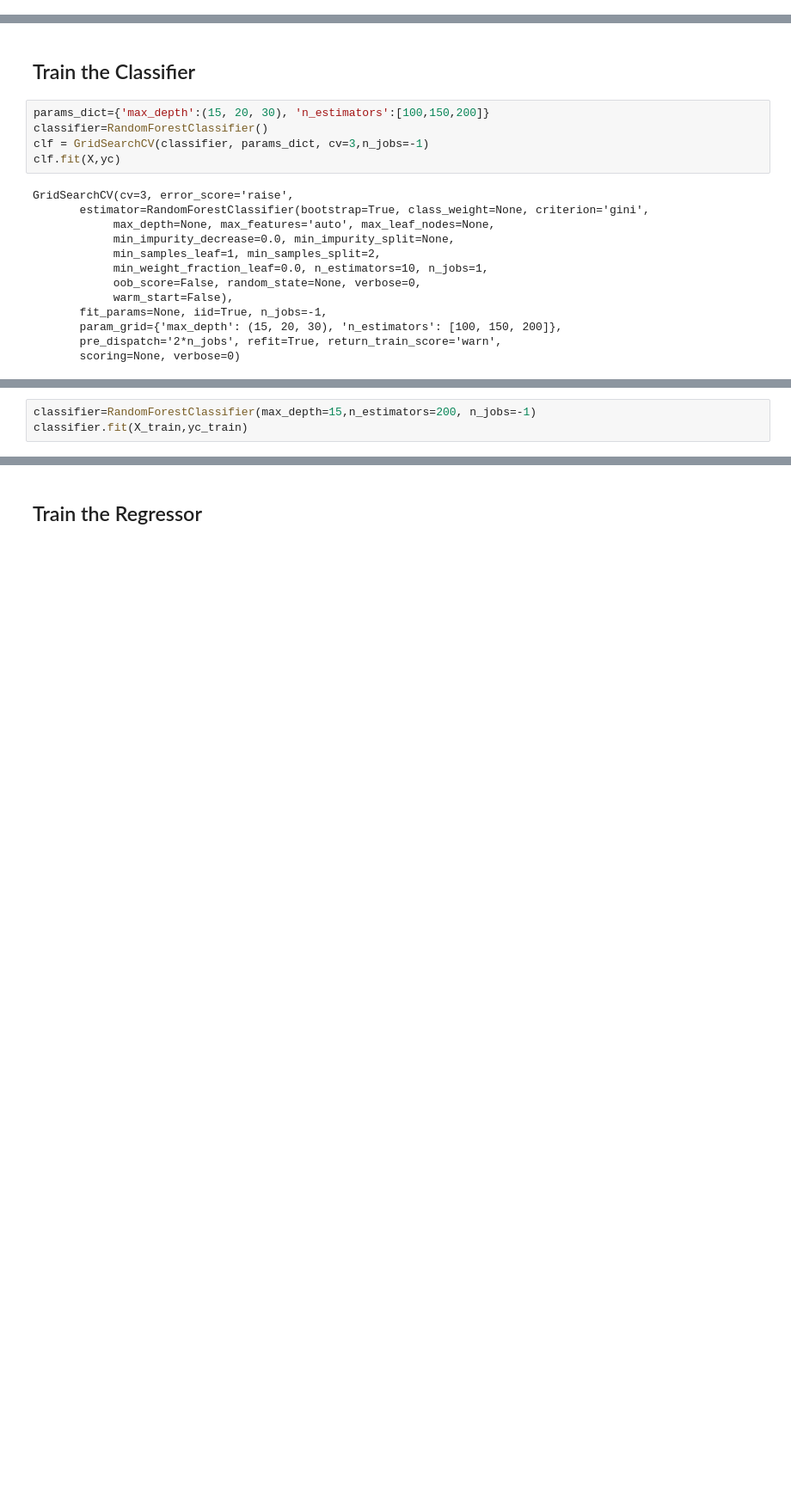
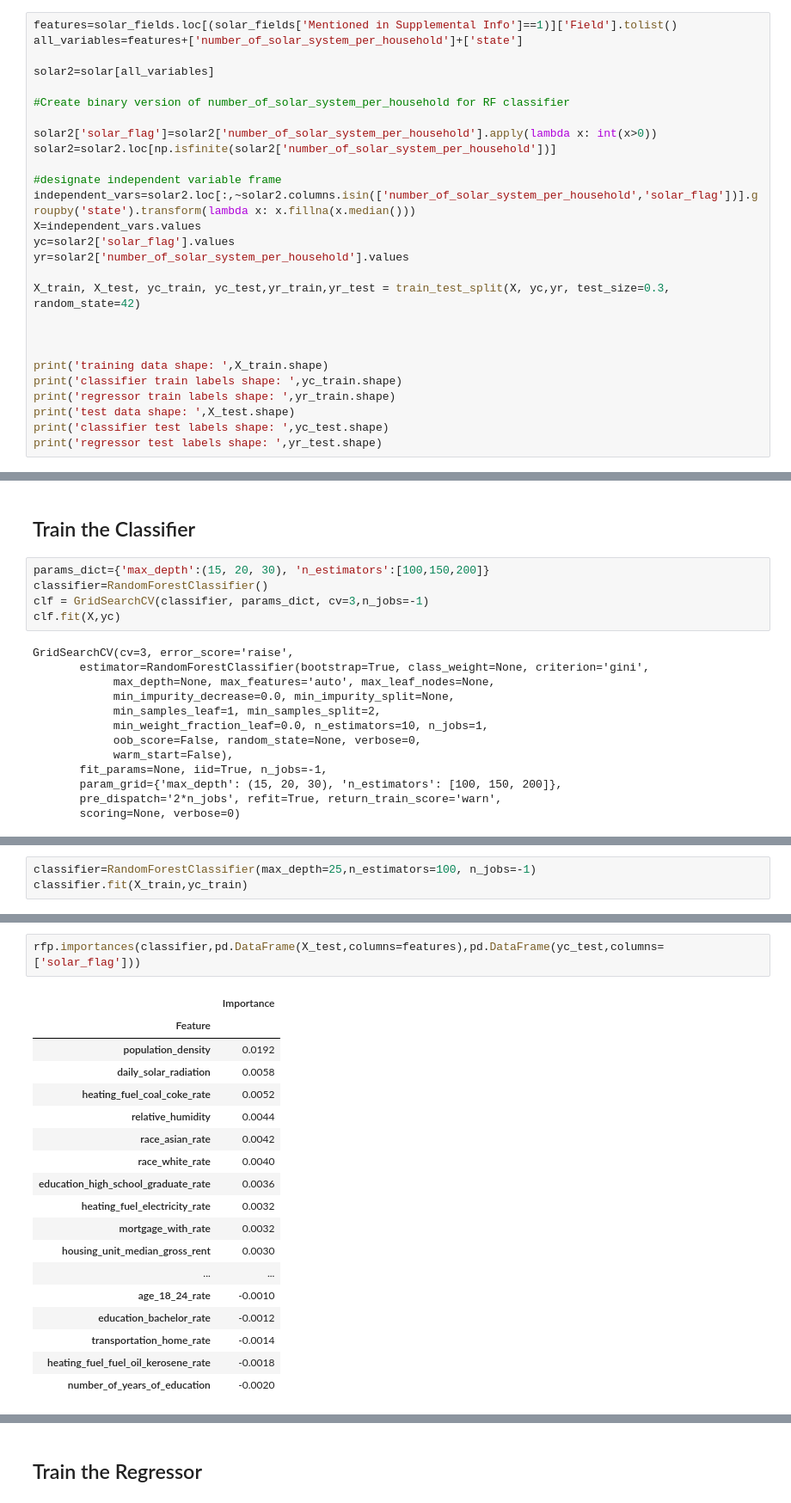
Before and after one commit to daxaurora/capstone_solarpanels, a Jupyter notebook: Modeling/Prediction Models - Noah.ipynb, the cells around one changed output, grey strips where cells are left out. Shown: that part at 86% size. Cells and saved outputs as stored; diff of their text form; blank space fills up the shorter version.

Commit message:
updated model to use heating fuel rates instead of counts, added new feature importance calculations

```diff
--- a/Modeling/Prediction Models - Noah.ipynb
+++ b/Modeling/Prediction Models - Noah.ipynb
@@ -72,0 +77,27 @@ regressor test labels shape:  (21530,)
+# %%
+features=solar_fields.loc[(solar_fields['Mentioned in Supplemental Info']==1)]['Field'].tolist()
+all_variables=features+['number_of_solar_system_per_household']+['state']
+
+solar2=solar[all_variables]
+
+#Create binary version of number_of_solar_system_per_household for RF classifier
+
+solar2['solar_flag']=solar2['number_of_solar_system_per_household'].apply(lambda x: int(x>0))
+solar2=solar2.loc[np.isfinite(solar2['number_of_solar_system_per_household'])]
+
+#designate independent variable frame
+independent_vars=solar2.loc[:,~solar2.columns.isin(['number_of_solar_system_per_household','solar_flag'])].groupby('state').transform(lambda x: x.fillna(x.median()))
+X=independent_vars.values
+yc=solar2['solar_flag'].values
+yr=solar2['number_of_solar_system_per_household'].values
+
+X_train, X_test, yc_train, yc_test,yr_train,yr_test = train_test_split(X, yc,yr, test_size=0.3, random_state=42)
+
+
+
+print('training data shape: ',X_train.shape)
+print('classifier train labels shape: ',yc_train.shape)
+print('regressor train labels shape: ',yr_train.shape)
+print('test data shape: ',X_test.shape)
+print('classifier test labels shape: ',yc_test.shape)
+print('regressor test labels shape: ',yr_test.shape)
@@ -127,5 +169,5 @@ clf.best_score_
 # %%
-classifier=RandomForestClassifier(max_depth=15,n_estimators=200, n_jobs=-1)
+classifier=RandomForestClassifier(max_depth=25,n_estimators=100, n_jobs=-1)
 classifier.fit(X_train,yc_train)
 # %% [output]
 RandomForestClassifier(bootstrap=True, class_weight=None, criterion='gini',
@@ -169,0 +216,21 @@ for i in range(0,20):
+# %%
+rfp.importances(classifier,pd.DataFrame(X_test,columns=features),pd.DataFrame(yc_test,columns=['solar_flag']))
+# %% [output]
+|  | Importance |
+| Feature |  |
+| population_density | 0.0192 |
+| daily_solar_radiation | 0.0058 |
+| heating_fuel_coal_coke_rate | 0.0052 |
+| relative_humidity | 0.0044 |
+| race_asian_rate | 0.0042 |
+| race_white_rate | 0.0040 |
+| education_high_school_graduate_rate | 0.0036 |
+| heating_fuel_electricity_rate | 0.0032 |
+| mortgage_with_rate | 0.0032 |
+| housing_unit_median_gross_rent | 0.0030 |
+| ... | ... |
+| age_18_24_rate | -0.0010 |
+| education_bachelor_rate | -0.0012 |
+| transportation_home_rate | -0.0014 |
+| heating_fuel_fuel_oil_kerosene_rate | -0.0018 |
+| number_of_years_of_education | -0.0020 |
```
Also changed, not shown: parts of 27 cells of this notebook, 2 other files.
